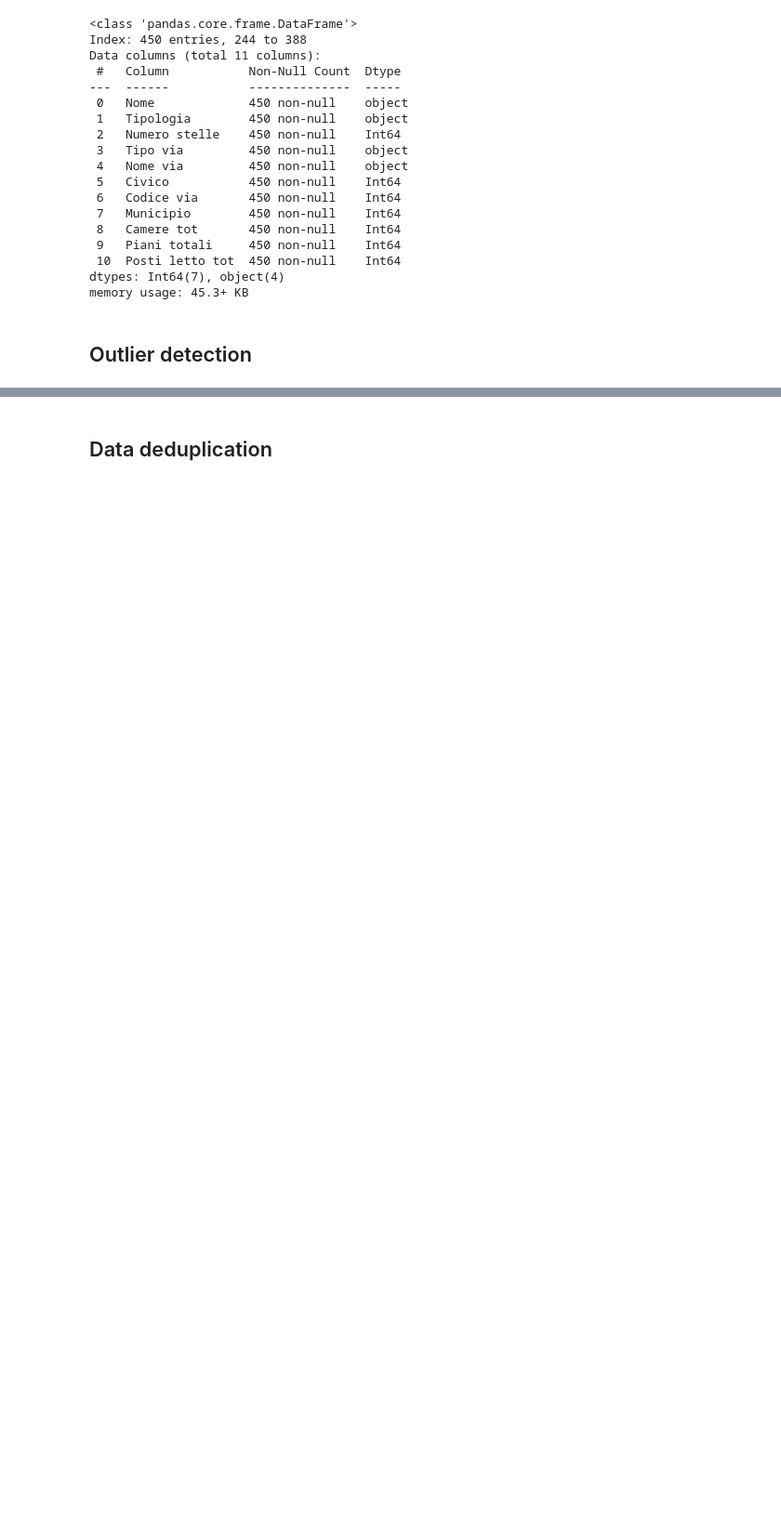
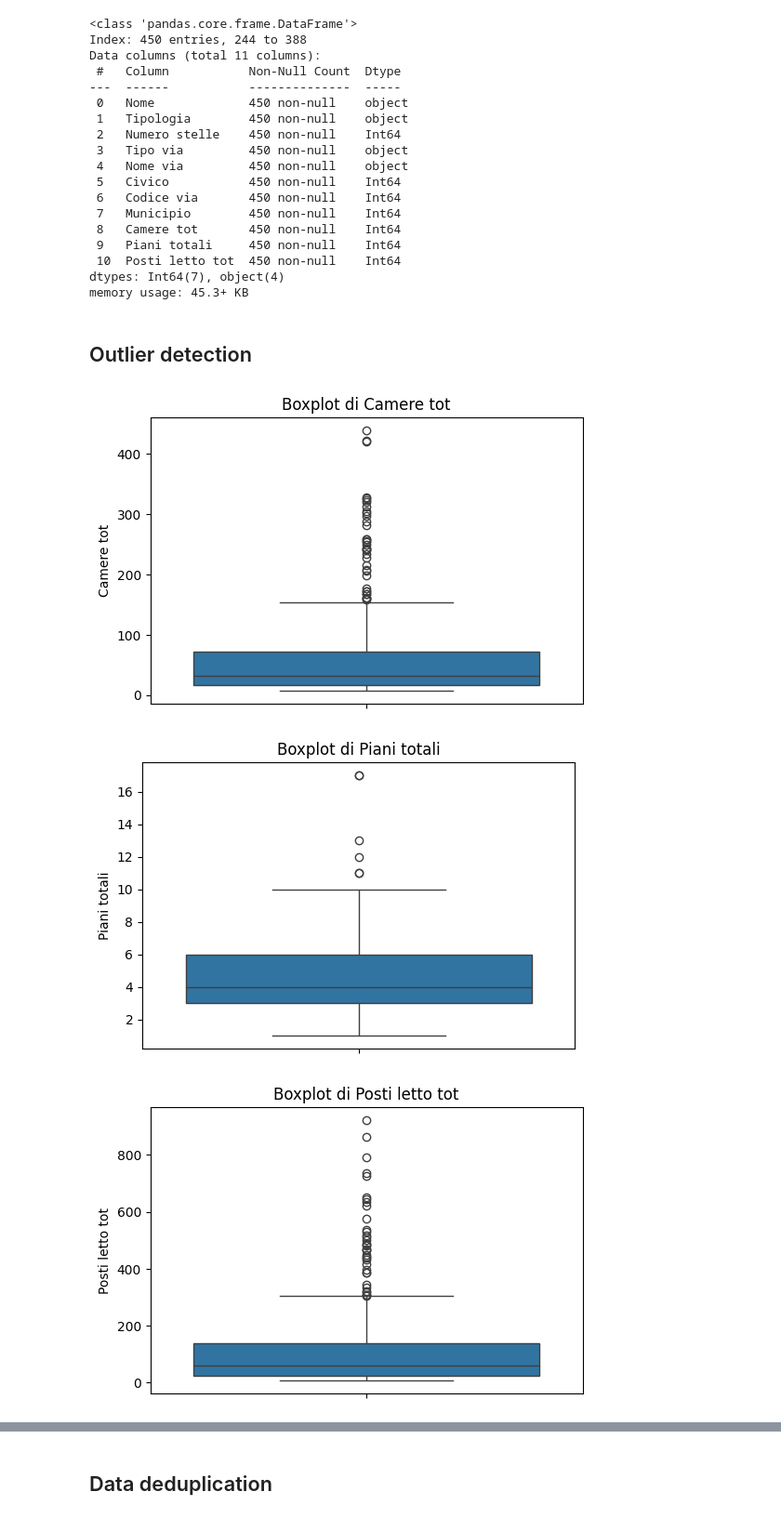
Before and after one commit to silviamacchi/DataQuality_project, a Jupyter notebook: Script report.ipynb, the cells around one changed output, grey strips where cells are left out. Shown at 93% size. Saved outputs shown, nothing was run; the diff lists cells and outputs as text; code cells hidden in the pictures; blank space fills up the shorter version.

```diff
--- a/Script report.ipynb
+++ b/Script report.ipynb
@@ -670,3 +674,18 @@ dtypes: Int64(7), object(4)
 memory usage: 45.3+ KB
 # %% [markdown]
 ## Outlier detection
+# %%
+# BoxPlot:
+%matplotlib inline
+
+num_cols = ['Camere tot', 'Piani totali', 'Posti letto tot']
+
+for c in num_cols:
+    plt.figure(figsize=(6,4))
+    sns.boxplot(y=data[c])
+    plt.title(f"Boxplot di {c}")
+    plt.show()
+# %% [output]
+[figure, added]
+[figure, added]
+[figure, added]
```
Also changed, not shown: parts of 18 cells of this notebook, 2 other files.
